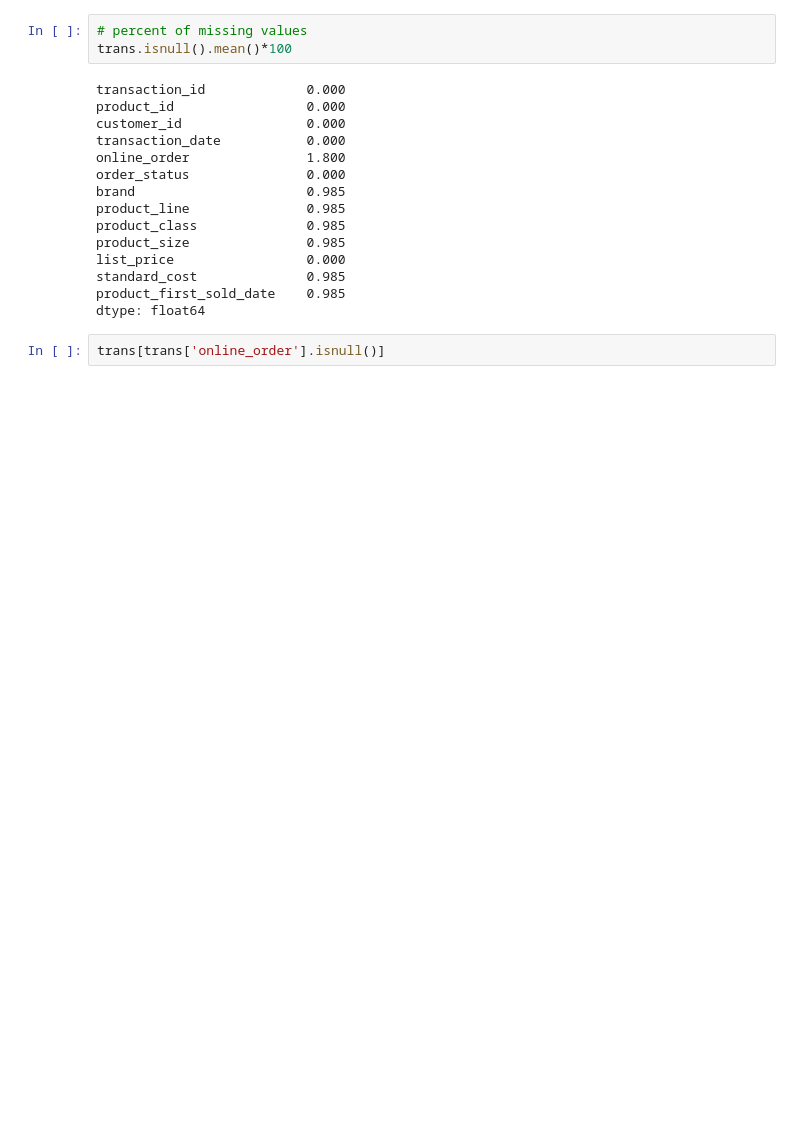
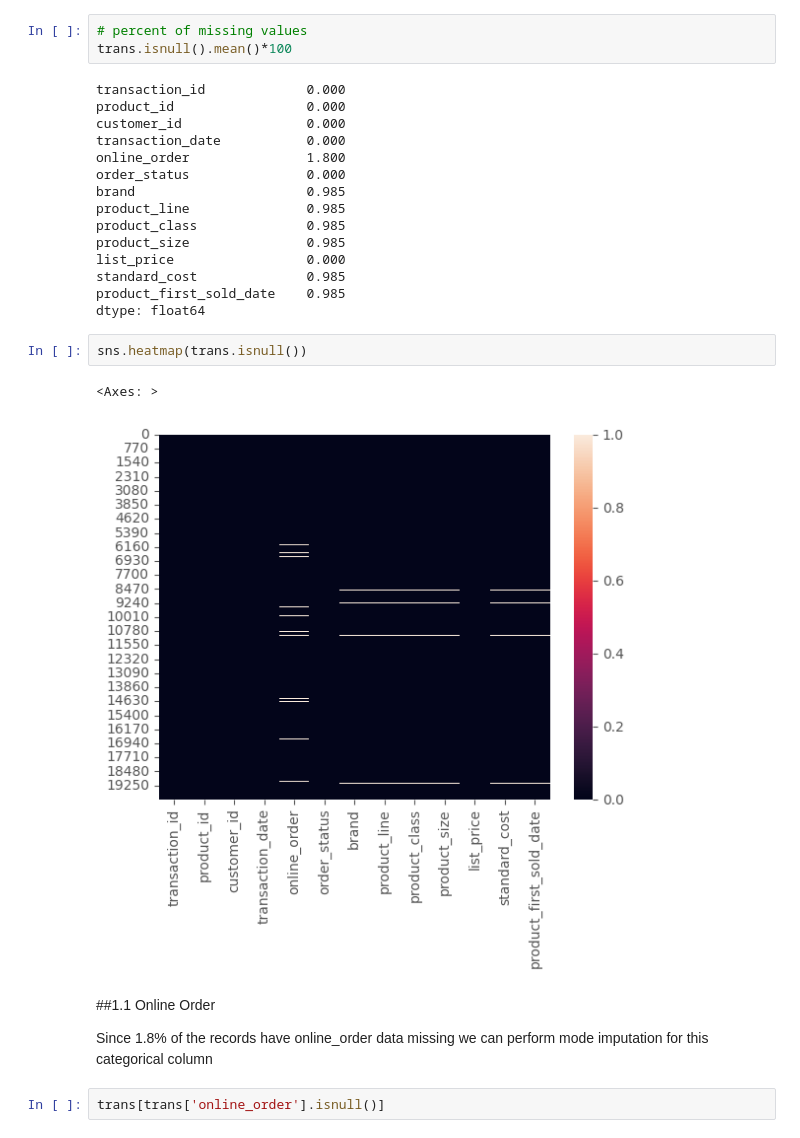
Before and after one commit to AryaChirag/Bicycle-sales, a Jupyter notebook: Data_cleaning_transactions.ipynb, the cells around one changed output. Saved outputs shown, nothing was run; the diff lists cells and outputs as text; blank space fills up the shorter version.

Commit message:
Data_cleaning_Transactions updated

```diff
--- a/Data_cleaning_transactions.ipynb
+++ b/Data_cleaning_transactions.ipynb
@@ -110,6 +132,15 @@ list_price                 0.000
 standard_cost              0.985
 product_first_sold_date    0.985
 dtype: float64
+# %%
+sns.heatmap(trans.isnull())
+# %% [output]
+<Axes: >
+[figure, added]
+# %% [markdown]
+##1.1 Online Order
+
+Since 1.8% of the records have online_order data missing we can perform mode imputation for this categorical column
 # %%
 trans[trans['online_order'].isnull()]
 # %% [output]
```
Also changed, not shown: parts of 49 cells of this notebook.
